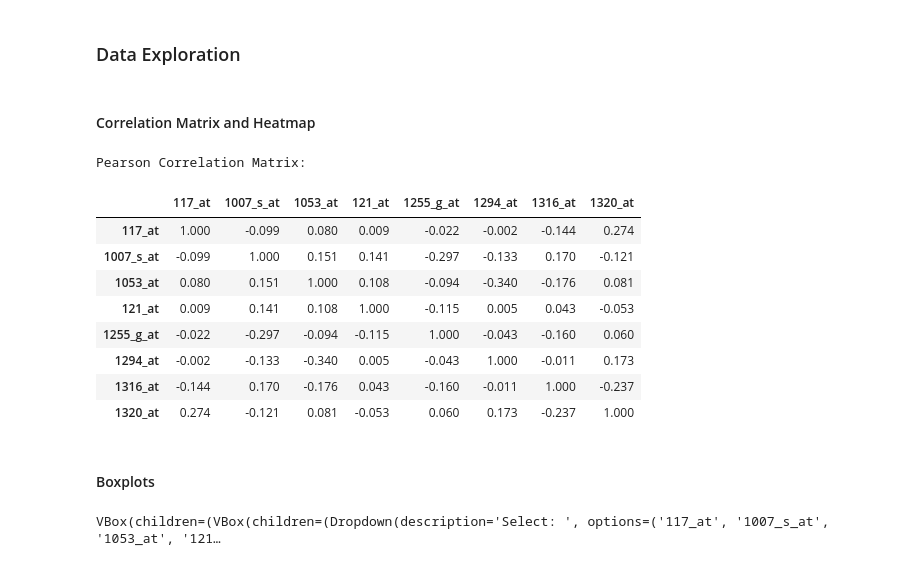
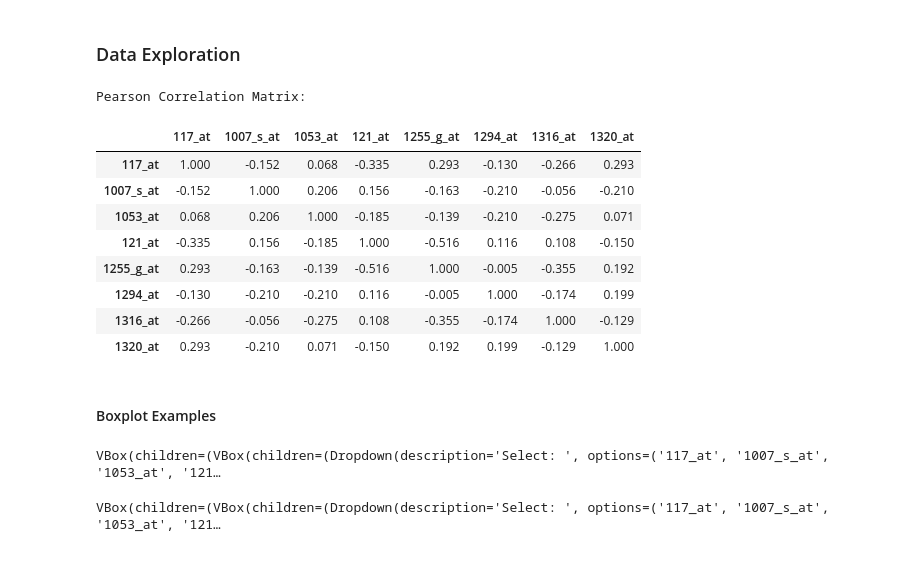
Before and after one commit to MariosEft97/cookiecutter-analytical-project, a Jupyter notebook: biolizard-internship-marios/notebooks/python/colorectal_cancer.ipynb, the cells around one changed output. Saved outputs shown, nothing was run; the diff lists cells and outputs as text; code cells hidden in the pictures.

Commit message:
updated box_plot and hist_plot

```diff
--- a/biolizard-internship-marios/notebooks/python/colorectal_cancer.ipynb
+++ b/biolizard-internship-marios/notebooks/python/colorectal_cancer.ipynb
@@ -57,13 +60,16 @@ There are now duplicate entries in the dataset.
 X, y, X_train, y_train, X_test, y_test, X_val, y_val = preprocessing.data_split(df, target="Dukes Stage", method="tt", random_state=0, train_proportion=0.8, test_proportion=0.2, validation_proportion=0.25, stratify="Yes")
 # %%
 # treat missing values
-train_treat_na, test_treat_na = preprocessing.treat_nan(X_train, y_train, X_test, y_test, df_id, df_cat, df_cont, target="Dukes Stage", drop_nan_rows=False, impute_cutoff=0.5, categorical_imputer="mode", continuous_imputer="median")
+
+train_df, test_df = preprocessing.treat_nan(X_train, y_train, X_test, y_test, df_id, df_cat, df_cont, target="Dukes Stage", drop_nan_rows=False, impute_cutoff=0.5, categorical_imputer="mode", continuous_imputer="median")
 # %%
 # treat duplicate values
-train_df_treat_duplicate, test_df_treat_duplicate = preprocessing.treat_duplicate(train_treat_na, test_treat_na, keep_in="first")
+
+train_df, test_df = preprocessing.treat_duplicate(train_df, test_df, keep_in="first")
 # %%
 # treat outliers
-train_df_treat_outliers, test_df_treat_outliers = preprocessing.treat_outliers(train_df_treat_duplicate, test_df_treat_duplicate, df_id, df_cat, df_cont, target="Dukes Stage", method="svm", outlier_fraction=0.35)
+
+train_df, test_df = preprocessing.treat_outliers(train_df, test_df, df_id, df_cat, df_cont, target="Dukes Stage", method="svm", outlier_fraction=0.35)
 # %% [output]
 The following entries are probable outliers as identified by the One-class Support Vector Machine technique (train set):
        ID_REF  Gender Location  DFS event  Adj_Radio  Adj_Chem  \
@@ -117,22 +125,22 @@ C                              11           0.25
 D                              11           0.25
 # %% [markdown]
 ### Data Exploration
-# %% [markdown]
-#### Correlation Matrix and Heatmap
 # %%
-continuous_df = df.loc[:, df_cont]
+# correlation matrix
+
+continuous_df = train_df.loc[:, df_cont]
 slice = continuous_df.iloc[:, 2:10]
 
 corr_matrix = eda.correlations(slice, type="pearson", printout="matrix")
 # %% [output]
 Pearson Correlation Matrix:
 |  | 117_at | 1007_s_at | 1053_at | 121_at | 1255_g_at | 1294_at | 1316_at | 1320_at |
-| 117_at | 1.000 | -0.099 | 0.080 | 0.009 | -0.022 | -0.002 | -0.144 | 0.274 |
-| 1007_s_at | -0.099 | 1.000 | 0.151 | 0.141 | -0.297 | -0.133 | 0.170 | -0.121 |
-| 1053_at | 0.080 | 0.151 | 1.000 | 0.108 | -0.094 | -0.340 | -0.176 | 0.081 |
-| 121_at | 0.009 | 0.141 | 0.108 | 1.000 | -0.115 | 0.005 | 0.043 | -0.053 |
-| 1255_g_at | -0.022 | -0.297 | -0.094 | -0.115 | 1.000 | -0.043 | -0.160 | 0.060 |
-| 1294_at | -0.002 | -0.133 | -0.340 | 0.005 | -0.043 | 1.000 | -0.011 | 0.173 |
-| 1316_at | -0.144 | 0.170 | -0.176 | 0.043 | -0.160 | -0.011 | 1.000 | -0.237 |
-| 1320_at | 0.274 | -0.121 | 0.081 | -0.053 | 0.060 | 0.173 | -0.237 | 1.000 |
+| 117_at | 1.000 | -0.152 | 0.068 | -0.335 | 0.293 | -0.130 | -0.266 | 0.293 |
+| 1007_s_at | -0.152 | 1.000 | 0.206 | 0.156 | -0.163 | -0.210 | -0.056 | -0.210 |
+| 1053_at | 0.068 | 0.206 | 1.000 | -0.185 | -0.139 | -0.210 | -0.275 | 0.071 |
+| 121_at | -0.335 | 0.156 | -0.185 | 1.000 | -0.516 | 0.116 | 0.108 | -0.150 |
+| 1255_g_at | 0.293 | -0.163 | -0.139 | -0.516 | 1.000 | -0.005 | -0.355 | 0.192 |
+| 1294_at | -0.130 | -0.210 | -0.210 | 0.116 | -0.005 | 1.000 | -0.174 | 0.199 |
+| 1316_at | -0.266 | -0.056 | -0.275 | 0.108 | -0.355 | -0.174 | 1.000 | -0.129 |
+| 1320_at | 0.293 | -0.210 | 0.071 | -0.150 | 0.192 | 0.199 | -0.129 | 1.000 |
 # %%
@@ -139,4 +149,9 @@ Pearson Correlation Matrix:
 corr_matrix = eda.correlations(slice, type="pearson", printout="heatmap")
-# %% [markdown]
-#### Boxplots
+# %% [markdown]
+#### Boxplot Examples
+# %%
+
+eda.box_plot(train_df, x_var="Dukes Stage", y_var=list(df.columns[9:]), group_var="Gender", title="Gene Expression of: ", xtitle="Gene", ytitle="Gene Expression Value", dropdown_desrciption="Select: ", stratify="No", group="No")
+# %% [output]
+VBox(children=(VBox(children=(Dropdown(description='Select: ', options=('117_at', '1007_s_at', '1053_at', '121…
 # %%
```
Also changed, not shown: parts of 16 cells of this notebook, 2 other files.
